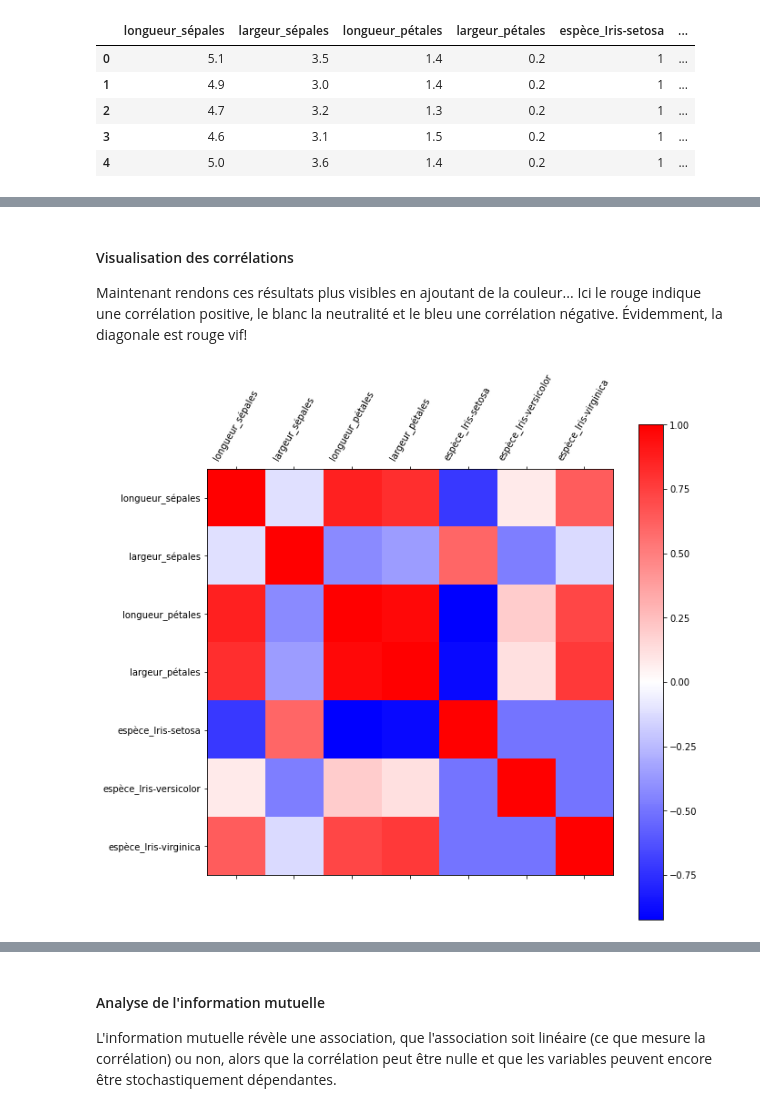
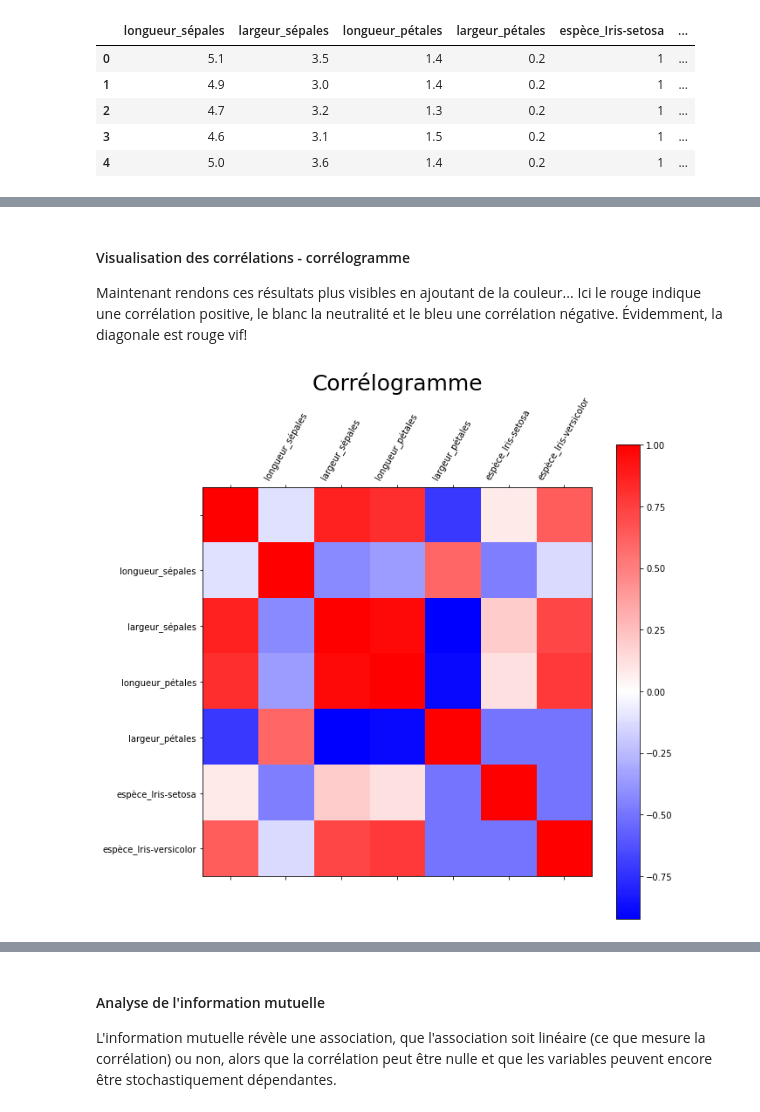
Before and after one commit to ClaudeCoulombe/VIARENA, a Jupyter notebook: Labos/Lab-Iris/Survol-Science_Des_Donnees-Iris.ipynb, the cells around one changed output, grey strips where cells are left out. Drawn from its saved outputs; the diff is of its cells as text; code cells hidden in the pictures.

```diff
--- a/Labos/Lab-Iris/Survol-Science_Des_Donnees-Iris.ipynb
+++ b/Labos/Lab-Iris/Survol-Science_Des_Donnees-Iris.ipynb
@@ -641,40 +665,54 @@ donnees_iris_bin_df.corr()
 | espèce_Iris-versicolor | 0.079396 | -0.464700 | 0.201587 | 0.118376 | -0.500000 | ... |
 | espèce_Iris-virginica | 0.638020 | -0.130901 | 0.721102 | 0.769134 | -0.500000 | ... |
 # %% [markdown]
-#### Visualisation des corrélations
+#### Visualisation des corrélations - corrélogramme
 Maintenant rendons ces résultats plus visibles en ajoutant de la couleur...
 Ici le rouge indique une corrélation positive, le blanc la neutralité et le bleu une corrélation négative. Évidemment, la diagonale est rouge vif!
 # %%
 import matplotlib.pyplot as plt
+import matplotlib.ticker as mticker
 %matplotlib inline
 
 # Une rustine un peu compliquée pour faire correspondre 0.0 à la couleur blanche
 # https://stackoverflow.com/questions/20144529/shifted-colorbar-matplotlib/20146989#20146989
 from matplotlib.colors import Normalize
 
 class MidpointNormalize(Normalize):
 
     def __init__(self, vmin=None, vmax=None, midpoint=None, clip=False):
         self.midpoint = midpoint
         Normalize.__init__(self, vmin, vmax, clip)
 
     def __call__(self, value, clip=None):
         x, y = [self.vmin, self.midpoint, self.vmax], [0, 0.5, 1]
         return np.ma.masked_array(np.interp(value, x, y))
 
 norm = MidpointNormalize(midpoint=0)
 
 alpha = ["longueur_sépales","largeur_sépales","longueur_pétales","largeur_pétales",
          "espèce_Iris-setosa","espèce_Iris-versicolor","espèce_Iris-virginica"]
 
 fig = plt.figure(figsize=(10,10))
 ax = fig.add_subplot(111)
 cax = ax.matshow(donnees_iris_bin_df.corr(), norm=norm, cmap='bwr', interpolation='nearest')
 fig.colorbar(cax)
 
+# 2 lignes suivantes, une rustine pour éviter un avertissement
+# UserWarning: FixedFormatter should only be used together with FixedLocator
+# https://stackoverflow.com/questions/63723514/userwarning-fixedformatter-should-only-be-used-together-with-fixedlocator
+ticks_loc = ax.get_xticks().tolist()[1:]
+ax.xaxis.set_major_locator(mticker.FixedLocator(ticks_loc))
+# Afficher les noms des attributs selon l'axe horizontal
 ax.set_xticklabels(['']+alpha,rotation=60)
+
+# 2 lignes suivantes, une rustine pour éviter un avertissement (voir plus haut)
+ticks_loc = ax.get_yticks().tolist()[1:]
+ax.yaxis.set_major_locator(mticker.FixedLocator(ticks_loc))
+# Afficher les noms des attributs selon l'axe vertical
 ax.set_yticklabels(['']+alpha)
+
+plt.title("Corrélogramme",fontsize=25)
 plt.show()
 # %% [output]
-[figure, old version]
+[figure, new version]
 # %% [markdown]
```
Also changed, not shown: parts of 5 cells of this notebook.
